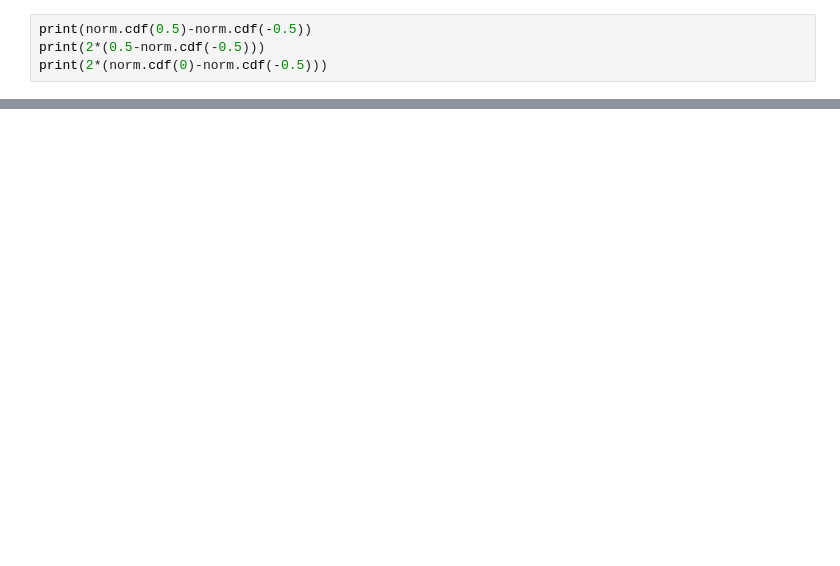
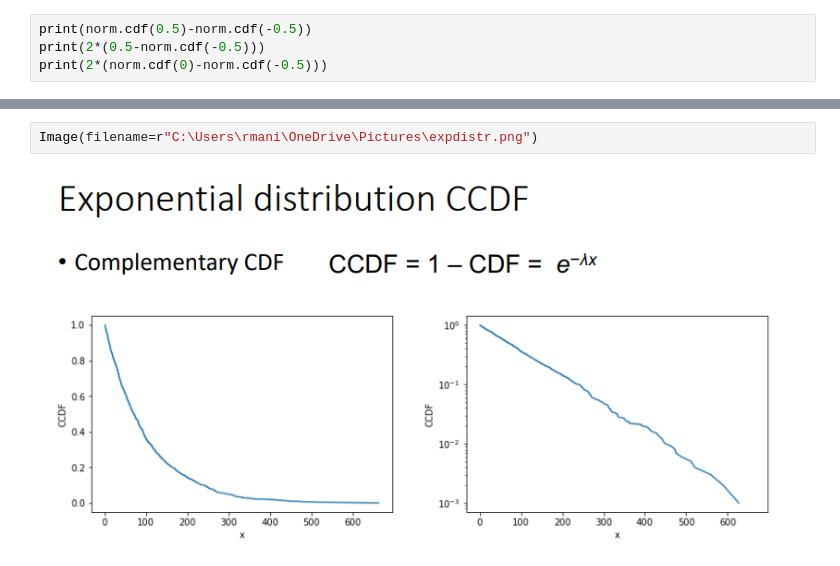
Before and after one commit to retrouvm/Code-Practice, a Jupyter notebook: Data_Science/lectures/lecture10.ipynb, the cells around one changed output, grey strips where cells are left out. Drawn from its saved outputs; the diff is of its cells as text; blank space fills up the shorter version.

```diff
--- a/Data_Science/lectures/lecture10.ipynb
+++ b/Data_Science/lectures/lecture10.ipynb
@@ -32,0 +127,4 @@ standard deviation σ, we usually write:
+# %%
+Image(filename=r"C:\Users\rmani\OneDrive\Pictures\expdistr.png")
+# %% [output]
+[figure, added]
```
Also changed, not shown: parts of 30 cells of this notebook, 1 other file.
